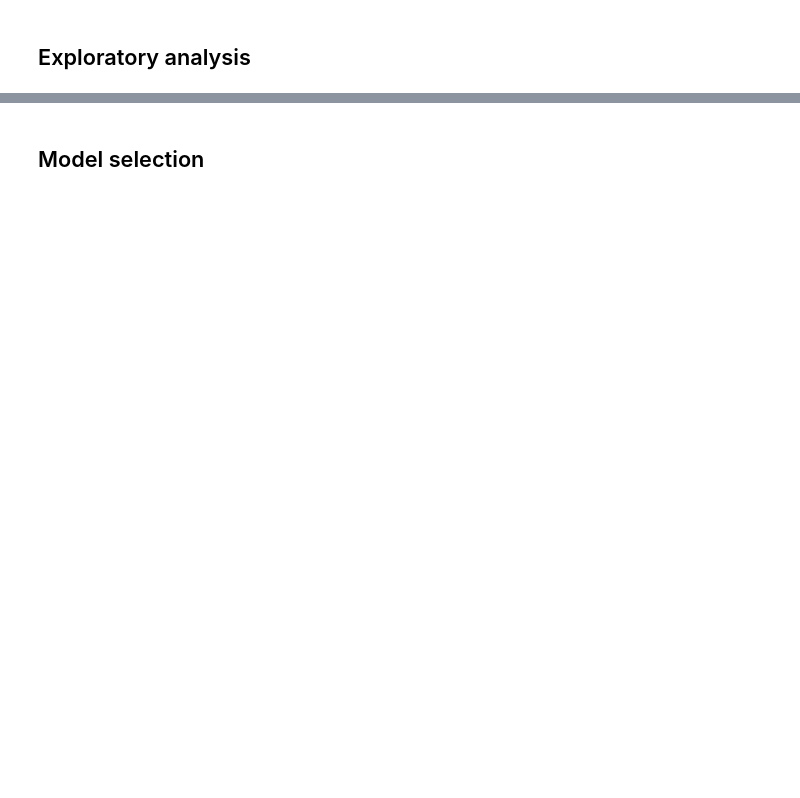
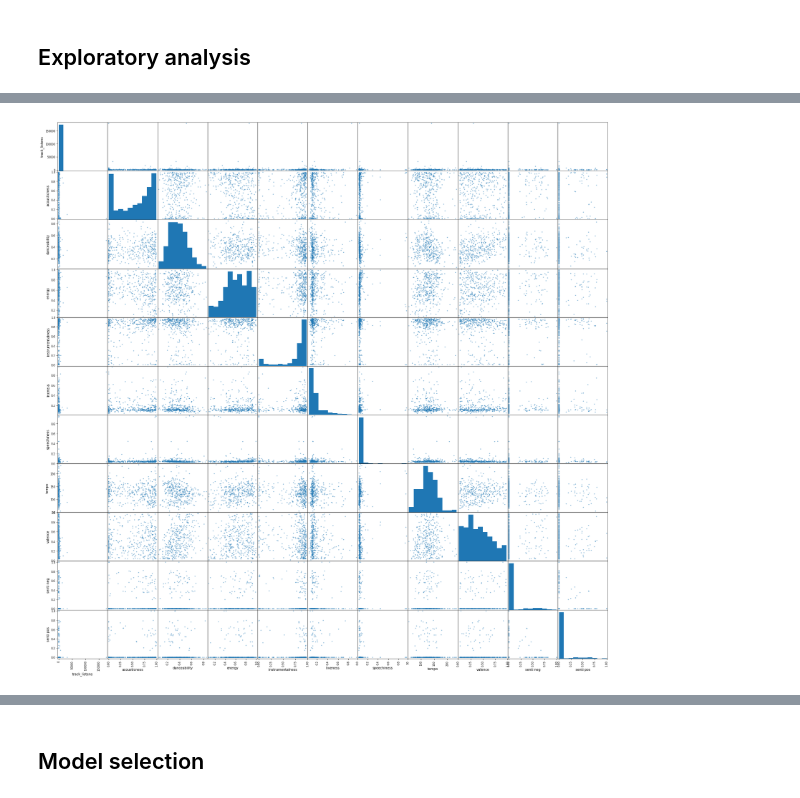
Before and after one commit to kathyyli/DS_project, a Jupyter notebook: DS project v2.ipynb, the cells around one changed output, grey strips where cells are left out. Cells and saved outputs as stored; diff of their text form; code cells hidden in the pictures; blank space fills up the shorter version.

```diff
--- a/DS project v2.ipynb
+++ b/DS project v2.ipynb
@@ -319 +284,6 @@ plt.show()
+# %%
+scatter_matrix(rock102,figsize=(30,30))
+plt.show()
+# %% [output]
+[figure, added]
 # %%
```
Also changed, not shown: parts of 21 cells of this notebook.
